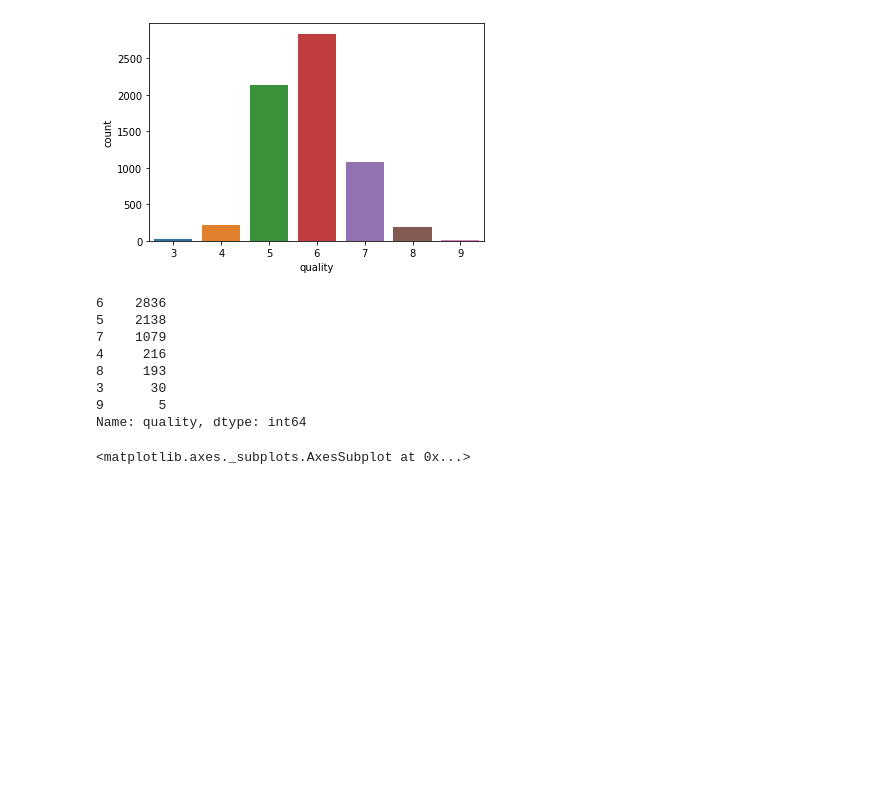
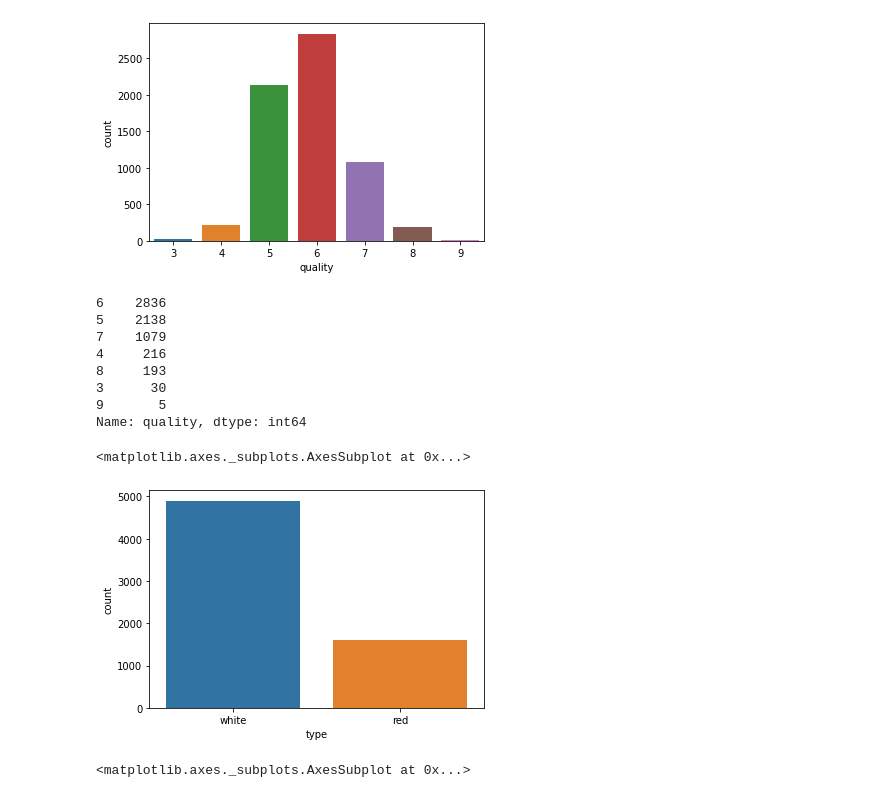
Before and after one commit to raghuln26/ml-classification-project, a Jupyter notebook: 11805979_ml.ipynb, the cells around one changed output. Drawn from its saved outputs; the diff is of its cells as text; code cells hidden in the pictures; blank space fills up the shorter version.

```diff
--- a/11805979_ml.ipynb
+++ b/11805979_ml.ipynb
@@ -81,6 +81,11 @@ data.quality.value_counts()
 3      30
 9       5
 Name: quality, dtype: int64
+# %%
+sns.countplot(data['type'])
+# %% [output]
+<matplotlib.axes._subplots.AxesSubplot at 0x...>
+[figure, added]
 # %%
 sns.boxenplot(x="quality", y="fixed acidity",
                    data=data)
```
Also changed, not shown: parts of 7 cells of this notebook.
